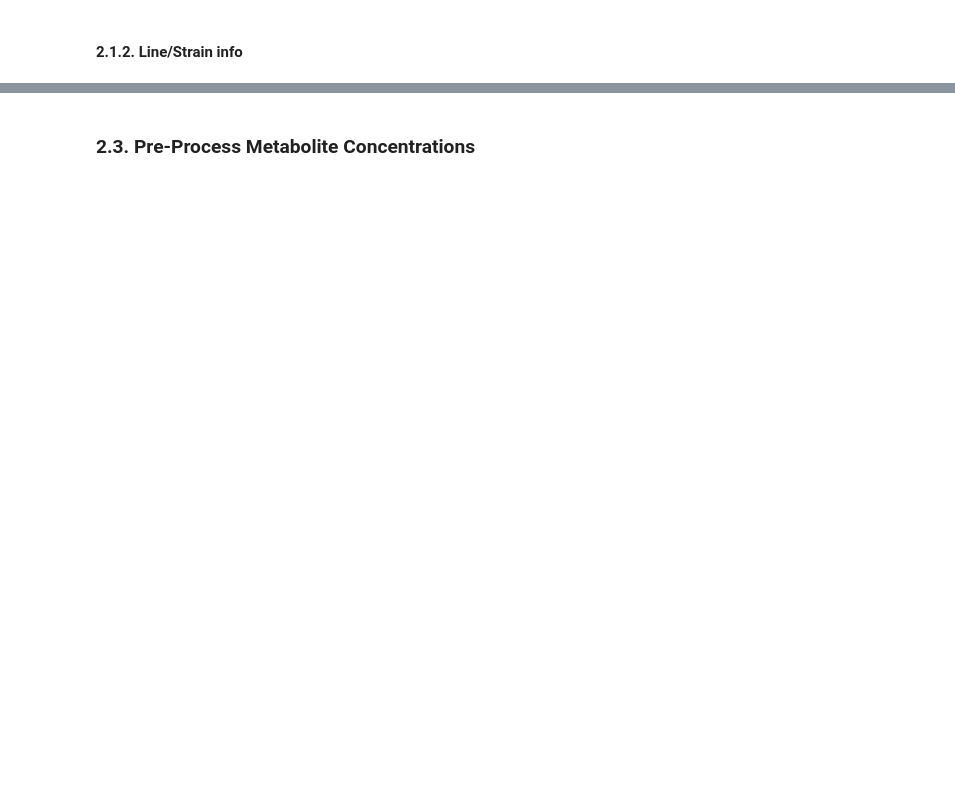
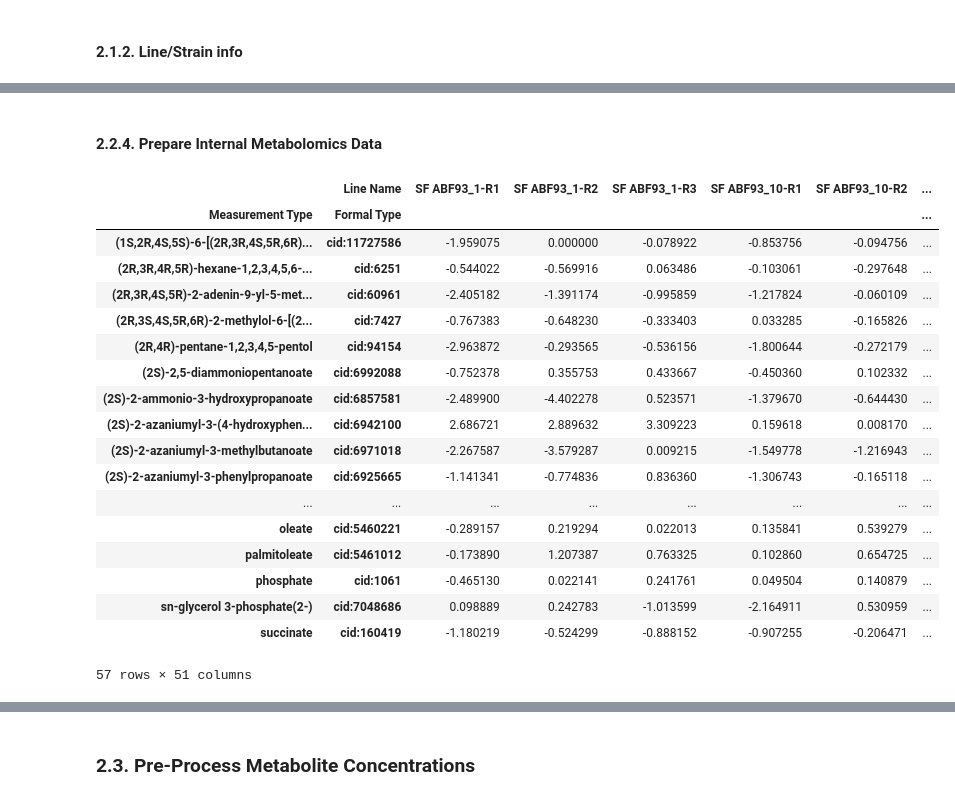
Before and after one commit to AgileBioFoundry/AspergillusQ4Milestone, a Jupyter notebook: notebooks/Complete_BayesianMCA.ipynb, the cells around one changed output, grey strips where cells are left out. Cells and saved outputs as stored; diff of their text form; code cells hidden in the pictures; blank space fills up the shorter version.

Commit message:
Adding complete bayesian MCA workflow with config variable

```diff
--- a/notebooks/Complete_BayesianMCA.ipynb
+++ b/notebooks/Complete_BayesianMCA.ipynb
@@ -180,9 +210,0 @@ normalized_line_rates = normalized_line_rates.divide(ref_line_glucose_rate, axis
-# %%
-### Download the data from EDD
-session = login(edd_server=config["edd_server"], user=config["user"])
-EDD_df = export_study(session, config["study_slug"], edd_server=config["edd_server"])
-EDD_df.groupby(["Line ID", "Line Name", "Line Description"]).count()
-# %%
-### Read data already downloaded from EDD
-EDD_df = pd.read_csv("../data/EDD.csv.gz")
-EDD_df.head()
@@ -266 +343,14 @@ def get_enzyme_activity_expression(proteins, model):
+# %%
+if config["edd_direct"]:
+    ### Download the data from EDD
+    EDD_session = login(edd_server=config["edd_server"], user=config["user"])
+    EDD_df = export_study(
+        EDD_session, config["study_slug"], edd_server=config["edd_server"]
+    )
+    # EDD_df.groupby(["Line ID", "Line Name", "Line Description"]).count()
+else:
+    ### Alternative: Read data already downloaded from EDD
+    EDD_df = pd.read_csv(config["EDD_data_fname"])
+
+EDD_df.head()
 # %% [markdown]
@@ -355,0 +420,41 @@ NameError: name 'EDD_df' is not defined
+# %% [markdown]
+#### 2.2.4. Prepare Internal Metabolomics Data
+# %%
+# Extract internal metabolomics from EDD data
+internal_metab = EDD_df[
+    EDD_df["Protocol"] == config["protocol_to_omics_map"]["Internal_Metabolomics"]
+]
+
+# Reorganize and normalize internal metabolomics with respect to reference line
+normalized_internal_metab = (
+    internal_metab.set_index(["Measurement Type", "Formal Type", "Line Name"])["Value"]
+    .unstack()
+    .apply(np.log2)
+)
+normalized_internal_metab = (
+    normalized_internal_metab.sub(normalized_internal_metab[ref_line], axis=0)
+    .replace(-np.inf, 0)
+    .fillna(0)
+    .replace(np.inf, 0)
+)
+normalized_internal_metab
+# %% [output]
+|  | Line Name | SF ABF93_1-R1 | SF ABF93_1-R2 | SF ABF93_1-R3 | SF ABF93_10-R1 | SF ABF93_10-R2 | ... |
+| Measurement Type | Formal Type |  |  |  |  |  | ... |
+| (1S,2R,4S,5S)-6-[(2R,3R,4S,5R,6R)... | cid:11727586 | -1.959075 | 0.000000 | -0.078922 | -0.853756 | -0.094756 | ... |
+| (2R,3R,4R,5R)-hexane-1,2,3,4,5,6-... | cid:6251 | -0.544022 | -0.569916 | 0.063486 | -0.103061 | -0.297648 | ... |
+| (2R,3R,4S,5R)-2-adenin-9-yl-5-met... | cid:60961 | -2.405182 | -1.391174 | -0.995859 | -1.217824 | -0.060109 | ... |
+| (2R,3S,4S,5R,6R)-2-methylol-6-[(2... | cid:7427 | -0.767383 | -0.648230 | -0.333403 | 0.033285 | -0.165826 | ... |
+| (2R,4R)-pentane-1,2,3,4,5-pentol | cid:94154 | -2.963872 | -0.293565 | -0.536156 | -1.800644 | -0.272179 | ... |
+| (2S)-2,5-diammoniopentanoate | cid:6992088 | -0.752378 | 0.355753 | 0.433667 | -0.450360 | 0.102332 | ... |
+| (2S)-2-ammonio-3-hydroxypropanoate | cid:6857581 | -2.489900 | -4.402278 | 0.523571 | -1.379670 | -0.644430 | ... |
+| (2S)-2-azaniumyl-3-(4-hydroxyphen... | cid:6942100 | 2.686721 | 2.889632 | 3.309223 | 0.159618 | 0.008170 | ... |
+| (2S)-2-azaniumyl-3-methylbutanoate | cid:6971018 | -2.267587 | -3.579287 | 0.009215 | -1.549778 | -1.216943 | ... |
+| (2S)-2-azaniumyl-3-phenylpropanoate | cid:6925665 | -1.141341 | -0.774836 | 0.836360 | -1.306743 | -0.165118 | ... |
+| ... | ... | ... | ... | ... | ... | ... | ... |
+| oleate | cid:5460221 | -0.289157 | 0.219294 | 0.022013 | 0.135841 | 0.539279 | ... |
+| palmitoleate | cid:5461012 | -0.173890 | 1.207387 | 0.763325 | 0.102860 | 0.654725 | ... |
+| phosphate | cid:1061 | -0.465130 | 0.022141 | 0.241761 | 0.049504 | 0.140879 | ... |
+| sn-glycerol 3-phosphate(2-) | cid:7048686 | 0.098889 | 0.242783 | -1.013599 | -2.164911 | 0.530959 | ... |
+| succinate | cid:160419 | -1.180219 | -0.524299 | -0.888152 | -0.907255 | -0.206471 | ... |
+57 rows × 51 columns
```
Also changed, not shown: parts of 31 cells of this notebook.
